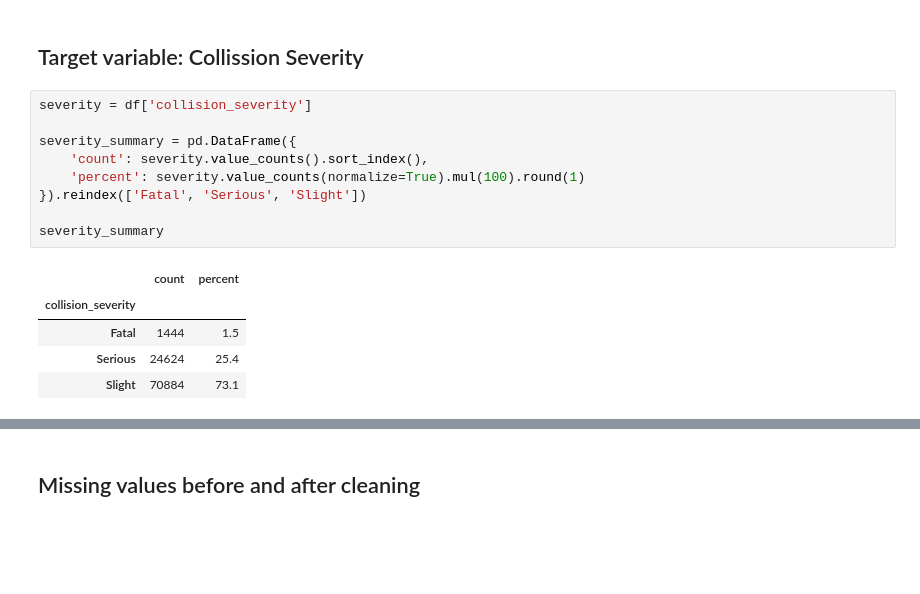
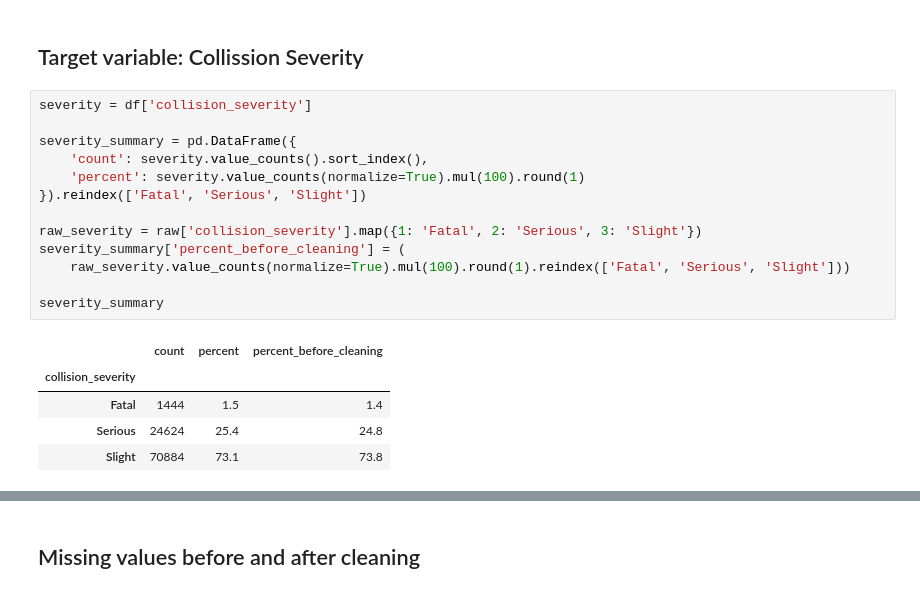
Before and after one commit to crystaltsul/road-collision-severity, a Jupyter notebook: src/UK_road_collision_severity_analysis.ipynb, the cells around one changed output, grey strips where cells are left out. Drawn from its saved outputs; the diff is of its cells as text; blank space fills up the shorter version.

```diff
--- a/src/UK_road_collision_severity_analysis.ipynb
+++ b/src/UK_road_collision_severity_analysis.ipynb
@@ -241,15 +242,19 @@ Name: proportion, dtype: float64
 # %%
 severity = df['collision_severity']
 
 severity_summary = pd.DataFrame({
     'count': severity.value_counts().sort_index(),
     'percent': severity.value_counts(normalize=True).mul(100).round(1)
 }).reindex(['Fatal', 'Serious', 'Slight'])
 
+raw_severity = raw['collision_severity'].map({1: 'Fatal', 2: 'Serious', 3: 'Slight'})
+severity_summary['percent_before_cleaning'] = (
+    raw_severity.value_counts(normalize=True).mul(100).round(1).reindex(['Fatal', 'Serious', 'Slight']))
+
 severity_summary
 # %% [output]
-|  | count | percent |
-| collision_severity |  |  |
-| Fatal | 1444 | 1.5 |
-| Serious | 24624 | 25.4 |
-| Slight | 70884 | 73.1 |
+|  | count | percent | percent_before_cleaning |
+| collision_severity |  |  |  |
+| Fatal | 1444 | 1.5 | 1.4 |
+| Serious | 24624 | 25.4 | 24.8 |
+| Slight | 70884 | 73.1 | 73.8 |
```
Also changed, not shown: parts of 20 cells of this notebook.
